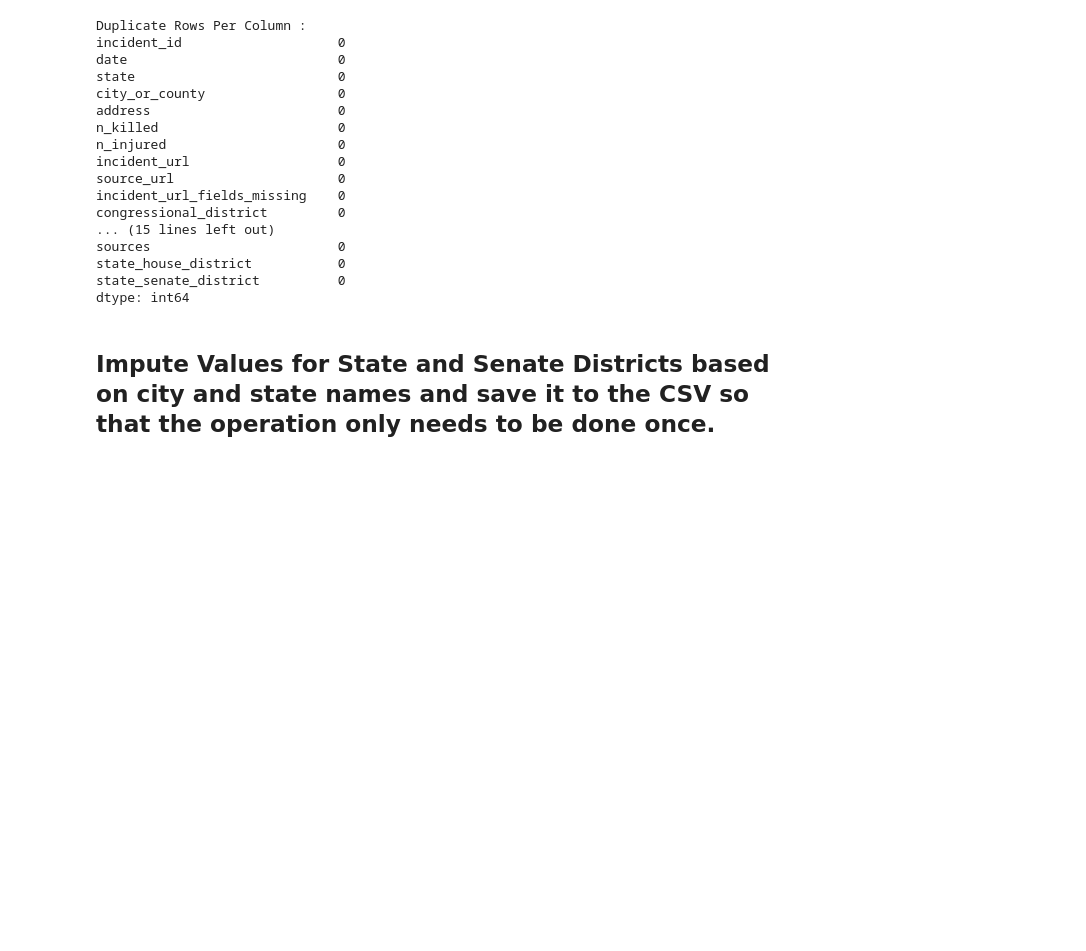
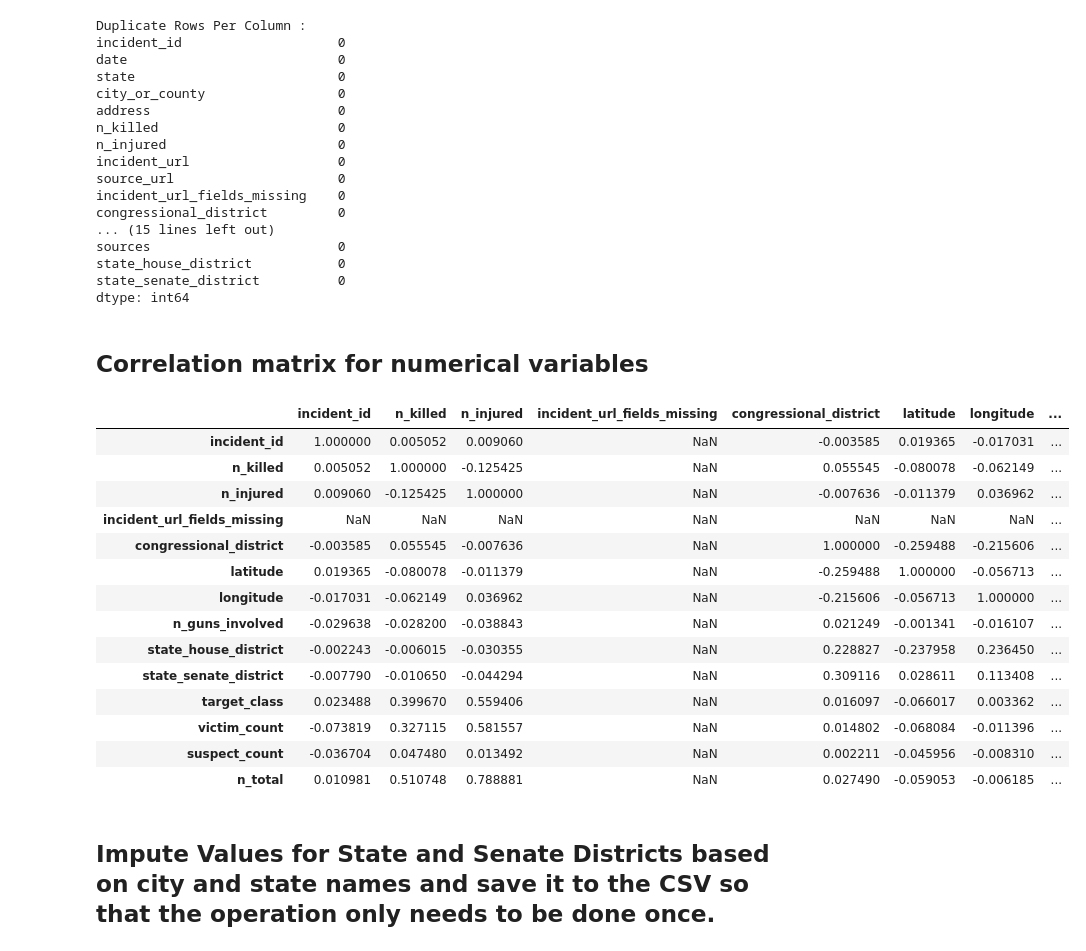
Before and after one commit to vivianndo/ads508_gunviolence, a Jupyter notebook: project.ipynb, the cells around one changed output. Saved outputs shown, nothing was run; the diff lists cells and outputs as text; code cells hidden in the pictures; blank space fills up the shorter version.

Commit message:
correlation matrix

```diff
--- a/project.ipynb
+++ b/project.ipynb
@@ -389,6 +389,26 @@ sources                        0
 state_house_district           0
 state_senate_district          0
 dtype: int64
+# %% [markdown]
+## Correlation matrix for numerical variables
+# %%
+df.corr()
+# %% [output]
+|  | incident_id | n_killed | n_injured | incident_url_fields_missing | congressional_district | latitude | longitude | ... |
+| incident_id | 1.000000 | 0.005052 | 0.009060 | NaN | -0.003585 | 0.019365 | -0.017031 | ... |
+| n_killed | 0.005052 | 1.000000 | -0.125425 | NaN | 0.055545 | -0.080078 | -0.062149 | ... |
+| n_injured | 0.009060 | -0.125425 | 1.000000 | NaN | -0.007636 | -0.011379 | 0.036962 | ... |
+| incident_url_fields_missing | NaN | NaN | NaN | NaN | NaN | NaN | NaN | ... |
+| congressional_district | -0.003585 | 0.055545 | -0.007636 | NaN | 1.000000 | -0.259488 | -0.215606 | ... |
+| latitude | 0.019365 | -0.080078 | -0.011379 | NaN | -0.259488 | 1.000000 | -0.056713 | ... |
+| longitude | -0.017031 | -0.062149 | 0.036962 | NaN | -0.215606 | -0.056713 | 1.000000 | ... |
+| n_guns_involved | -0.029638 | -0.028200 | -0.038843 | NaN | 0.021249 | -0.001341 | -0.016107 | ... |
+| state_house_district | -0.002243 | -0.006015 | -0.030355 | NaN | 0.228827 | -0.237958 | 0.236450 | ... |
+| state_senate_district | -0.007790 | -0.010650 | -0.044294 | NaN | 0.309116 | 0.028611 | 0.113408 | ... |
+| target_class | 0.023488 | 0.399670 | 0.559406 | NaN | 0.016097 | -0.066017 | 0.003362 | ... |
+| victim_count | -0.073819 | 0.327115 | 0.581557 | NaN | 0.014802 | -0.068084 | -0.011396 | ... |
+| suspect_count | -0.036704 | 0.047480 | 0.013492 | NaN | 0.002211 | -0.045956 | -0.008310 | ... |
+| n_total | 0.010981 | 0.510748 | 0.788881 | NaN | 0.027490 | -0.059053 | -0.006185 | ... |
 # %% [markdown]
 ## Impute Values for State and Senate Districts based on city and state names and save it to the CSV so that the operation only needs to be done once.
 # %%
```
